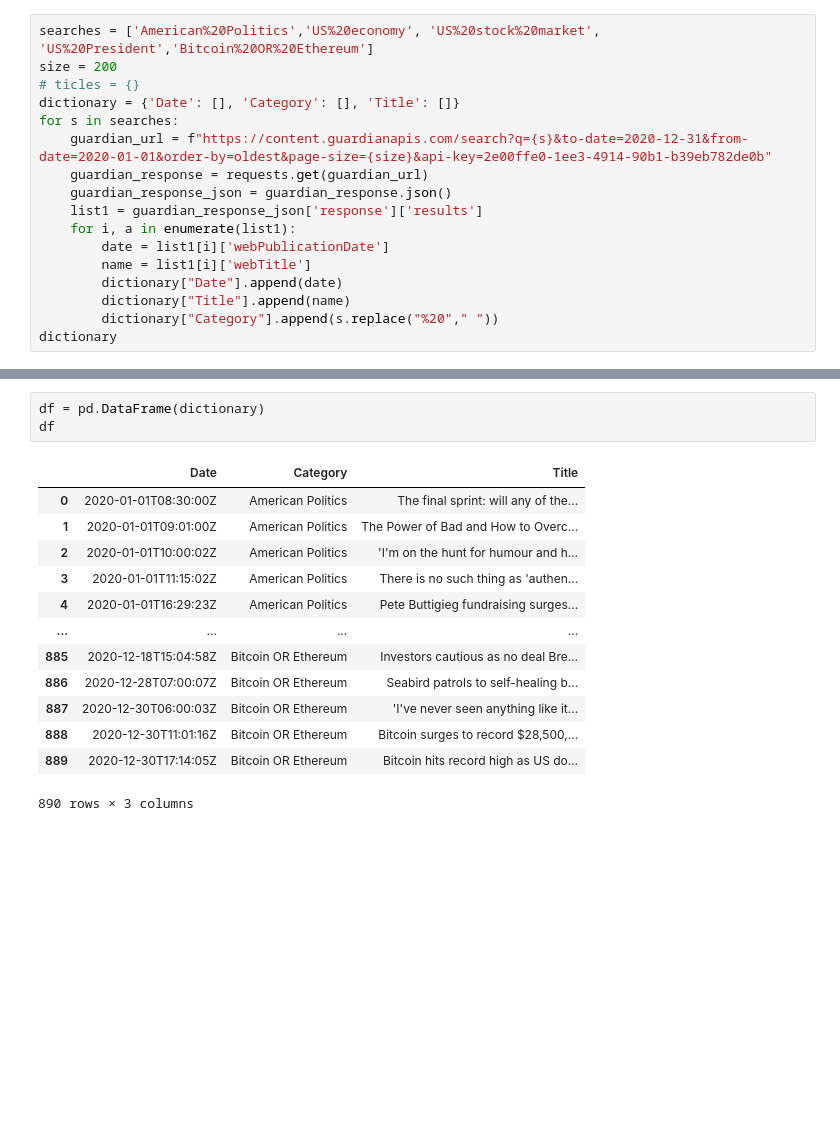
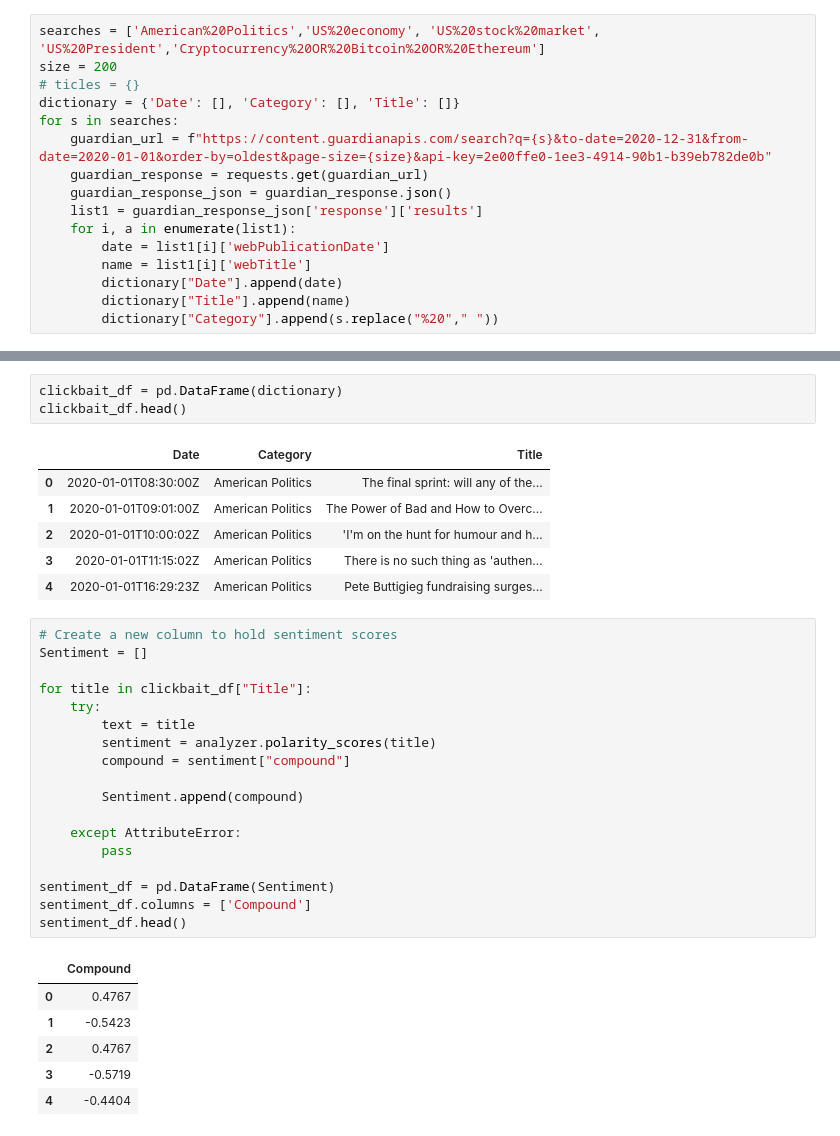
Before and after one commit to ShreyDudhia/StockVoice, a Jupyter notebook: ClickBait.ipynb, the cells around one changed output, grey strips where cells are left out. Saved outputs shown, nothing was run; the diff lists cells and outputs as text; blank space fills up the shorter version.

Commit message:
Updated Clickbait Dataframe

```diff
--- a/ClickBait.ipynb
+++ b/ClickBait.ipynb
@@ -6,5 +20,5 @@ import pandas as pd
 # %%
-searches = ['American%20Politics','US%20economy', 'US%20stock%20market', 'US%20President','Bitcoin%20OR%20Ethereum']
+searches = ['American%20Politics','US%20economy', 'US%20stock%20market', 'US%20President','Cryptocurrency%20OR%20Bitcoin%20OR%20Ethereum']
 size = 200
 # ticles = {}
 dictionary = {'Date': [], 'Category': [], 'Title': []}
@@ -19,4 +33,3 @@ for s in searches:
         dictionary["Date"].append(date)
         dictionary["Title"].append(name)
         dictionary["Category"].append(s.replace("%20"," "))
-dictionary
@@ -41,17 +36,35 @@ dictionary
 # %%
-df = pd.DataFrame(dictionary)
-df
+clickbait_df = pd.DataFrame(dictionary)
+clickbait_df.head()
 # %% [output]
 |  | Date | Category | Title |
 | 0 | 2020-01-01T08:30:00Z | American Politics | The final sprint: will any of the... |
 | 1 | 2020-01-01T09:01:00Z | American Politics | The Power of Bad and How to Overc... |
 | 2 | 2020-01-01T10:00:02Z | American Politics | 'I'm on the hunt for humour and h... |
 | 3 | 2020-01-01T11:15:02Z | American Politics | There is no such thing as 'authen... |
 | 4 | 2020-01-01T16:29:23Z | American Politics | Pete Buttigieg fundraising surges... |
-| ... | ... | ... | ... |
-| 885 | 2020-12-18T15:04:58Z | Bitcoin OR Ethereum | Investors cautious as no deal Bre... |
-| 886 | 2020-12-28T07:00:07Z | Bitcoin OR Ethereum | Seabird patrols to self-healing b... |
-| 887 | 2020-12-30T06:00:03Z | Bitcoin OR Ethereum | 'I've never seen anything like it... |
-| 888 | 2020-12-30T11:01:16Z | Bitcoin OR Ethereum | Bitcoin surges to record $28,500,... |
-| 889 | 2020-12-30T17:14:05Z | Bitcoin OR Ethereum | Bitcoin hits record high as US do... |
-890 rows × 3 columns
+# %%
+# Create a new column to hold sentiment scores
+Sentiment = []
+
+for title in clickbait_df["Title"]:
+    try:
+        text = title
+        sentiment = analyzer.polarity_scores(title)
+        compound = sentiment["compound"]
+
+        Sentiment.append(compound)
+
+    except AttributeError:
+        pass
+
+sentiment_df = pd.DataFrame(Sentiment)
+sentiment_df.columns = ['Compound']
+sentiment_df.head()
+# %% [output]
+|  | Compound |
+| 0 | 0.4767 |
+| 1 | -0.5423 |
+| 2 | 0.4767 |
+| 3 | -0.5719 |
+| 4 | -0.4404 |
```
Also changed, not shown: parts of 13 cells of this notebook.
